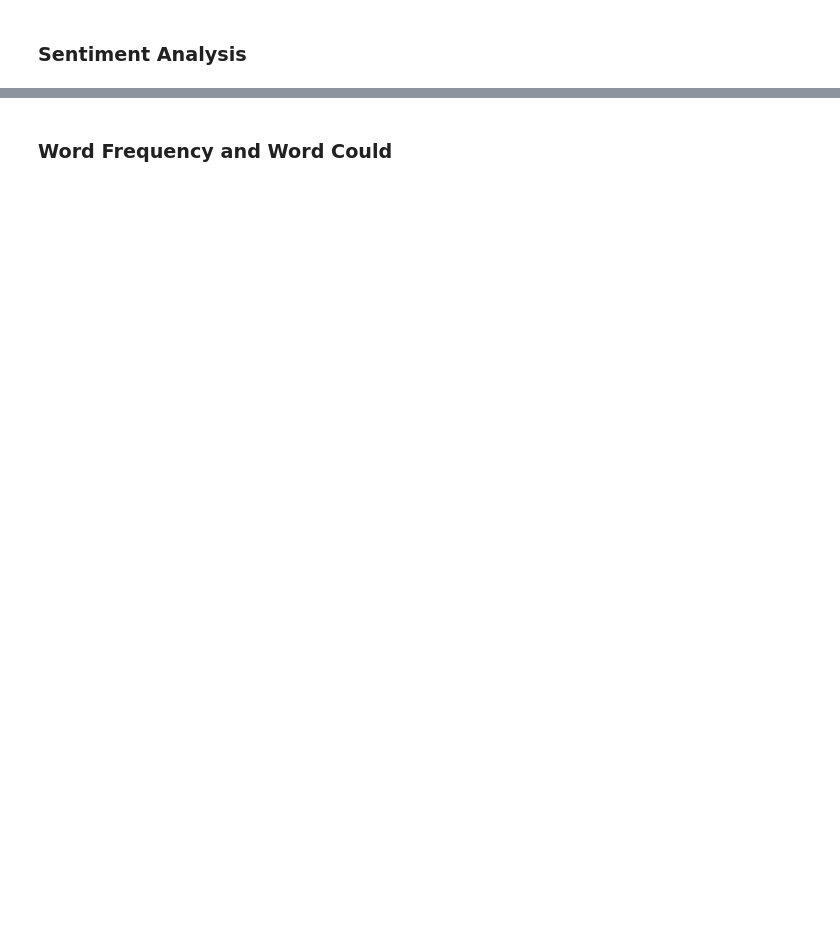
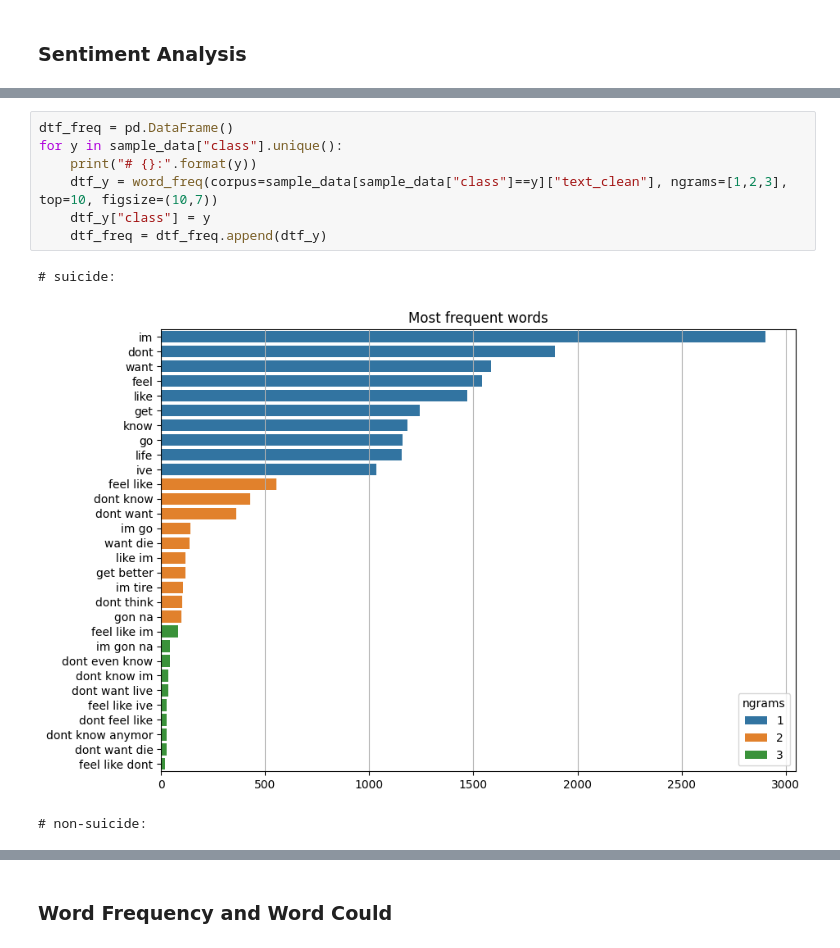
Before and after one commit to eugenebaraka/Predict-Suicidal-Ideation-on-Reddit, a Jupyter notebook: predict suicidal ideation/suicide-classification.ipynb, the cells around one changed output, grey strips where cells are left out. Saved outputs shown, nothing was run; the diff lists cells and outputs as text; blank space fills up the shorter version.

```diff
--- a/predict suicidal ideation/suicide-classification.ipynb
+++ b/predict suicidal ideation/suicide-classification.ipynb
@@ -108,0 +156,11 @@ avg_sent_len    1.000000   24.087824   7796.0
+# %%
+dtf_freq = pd.DataFrame()
+for y in sample_data["class"].unique():
+    print("# {}:".format(y))
+    dtf_y = word_freq(corpus=sample_data[sample_data["class"]==y]["text_clean"], ngrams=[1,2,3], top=10, figsize=(10,7))
+    dtf_y["class"] = y
+    dtf_freq = dtf_freq.append(dtf_y)
+# %% [output]
+# suicide:
+[figure, added]
+# non-suicide:
```
Also changed, not shown: parts of 27 cells of this notebook, 1 other file.
